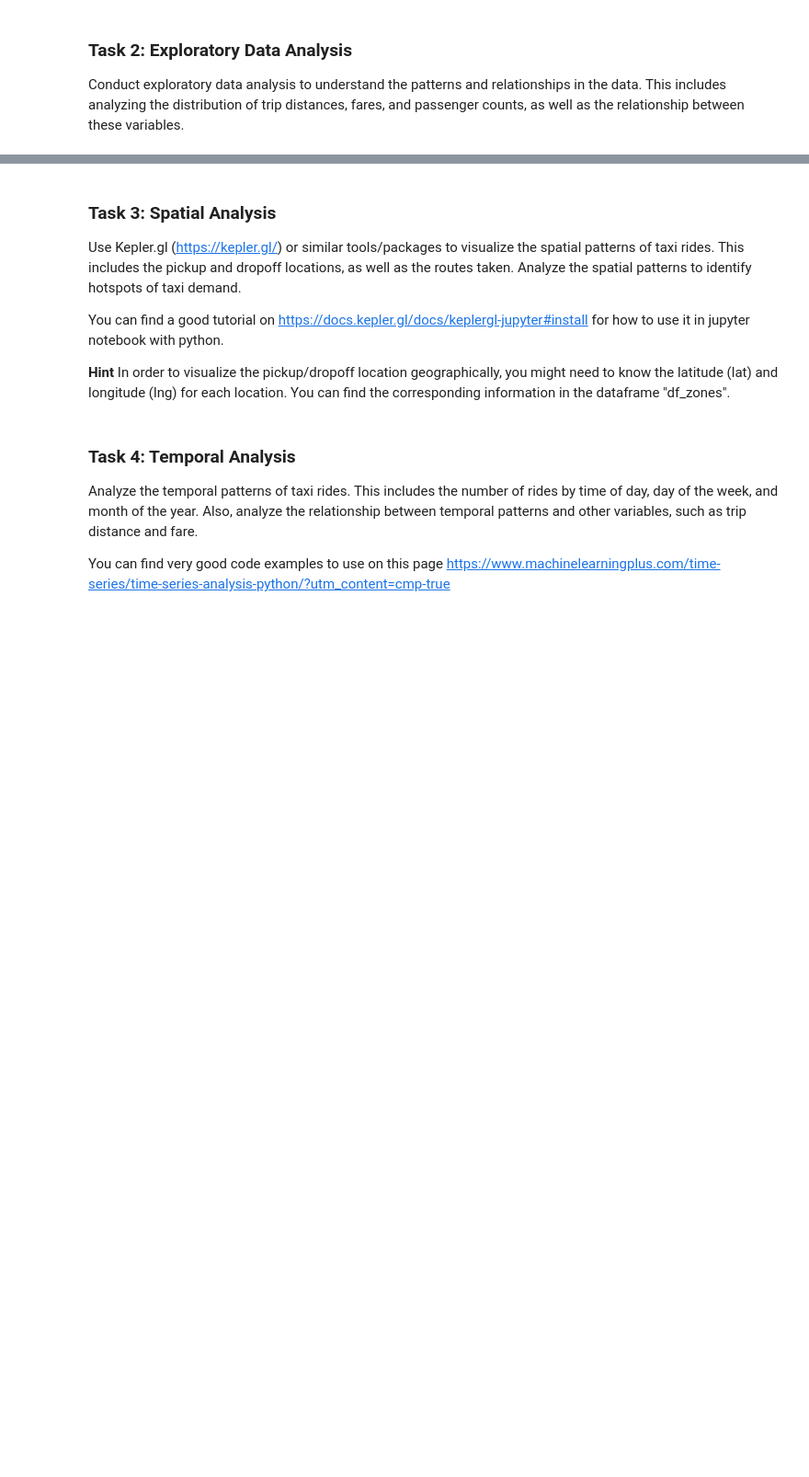
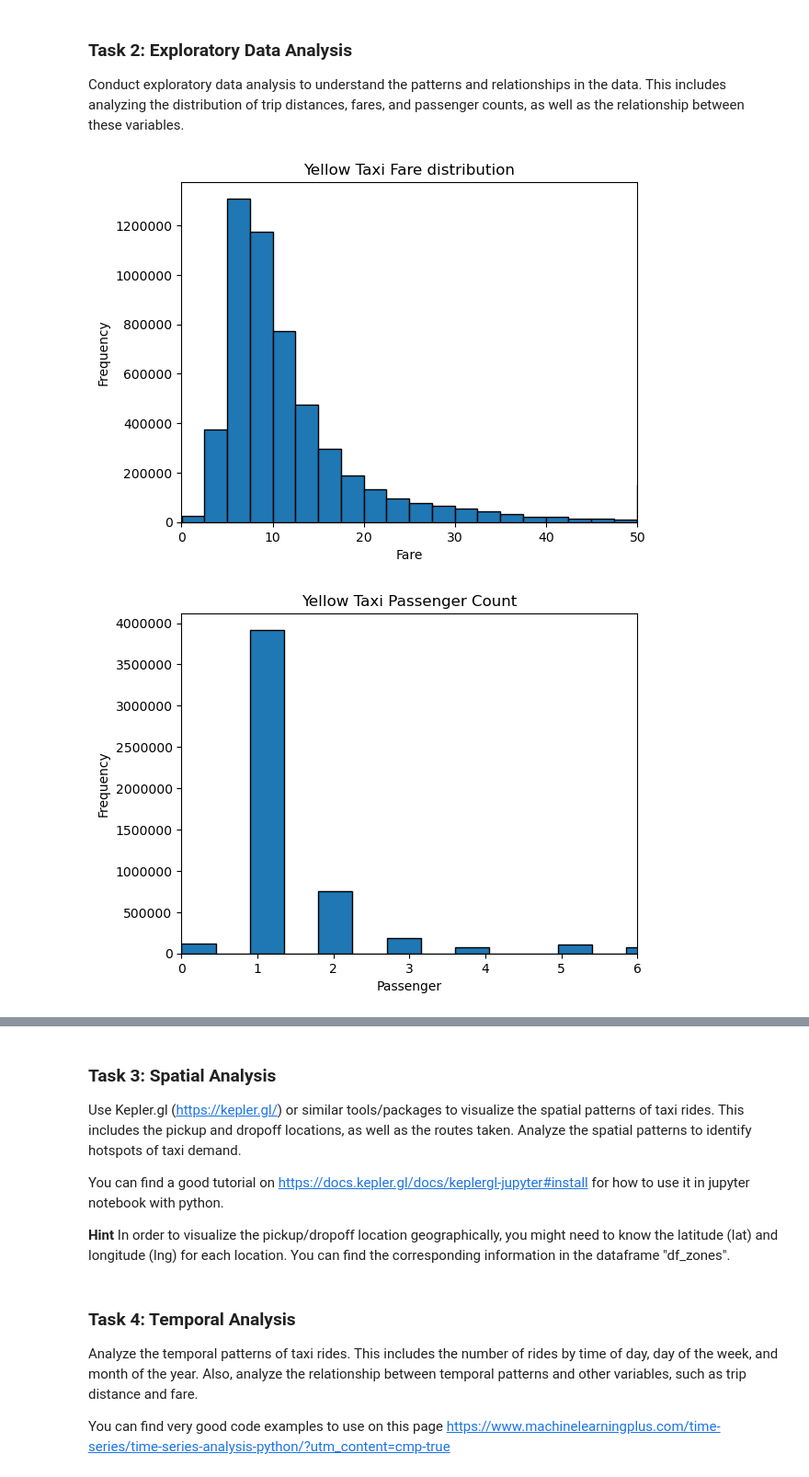
Before and after one commit to HatzeDJ/62444-Repository, a Jupyter notebook: 4_temporal_spatial_data_analysis.ipynb, the cells around one changed output, grey strips where cells are left out. Shown at 92% size. Saved outputs shown, nothing was run; the diff lists cells and outputs as text; code cells hidden in the pictures; blank space fills up the shorter version.

Commit message:
Updates histogram and task 2.

```diff
--- a/4_temporal_spatial_data_analysis.ipynb
+++ b/4_temporal_spatial_data_analysis.ipynb
@@ -91,0 +90,18 @@ Conduct exploratory data analysis to understand the patterns and relationships i
+# %%
+# Write your code
+import matplotlib.pyplot as plt
+import pandas as pd
+from src.histogram import plot_histogram
+
+df_yellow_filtered = df_yellow[(df_yellow["fare_amount"]<500) & (df_yellow["fare_amount"]>0) & (df_yellow["trip_distance"] <100)]
+plt.subplot(1,1,1)
+plot_histogram(df_yellow_filtered["fare_amount"], bins = 200, title = "Yellow Taxi Fare distribution", xmin = 0, xmax = 50, xlabel = "Fare")
+
+plt.subplot(1,1,1)
+plot_histogram(df_yellow_filtered["passenger_count"], bins = 20, title = "Yellow Taxi Passenger Count", xmin = 0, xmax = 6, xlabel = "Passenger")
+
+plt.subplot(1,1,1)
+plot_histogram(df_yellow_filtered["trip_distance"], bins = 200, title = "Yellow Taxi Trip Distribution", xmin = 0, xmax = 50, xlabel = "Trip Distance")
+# %% [output]
+[figure, added]
+[figure, added]
```
Also changed, not shown: parts of 3 cells of this notebook, 1 other file.
